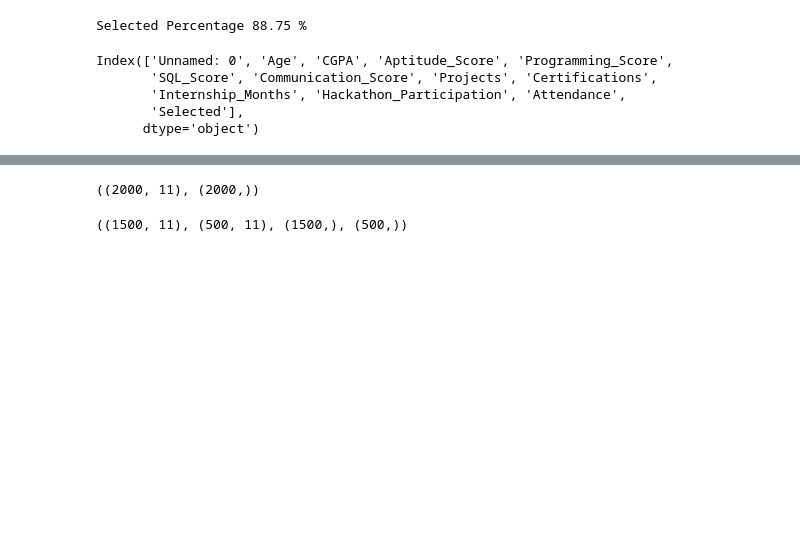
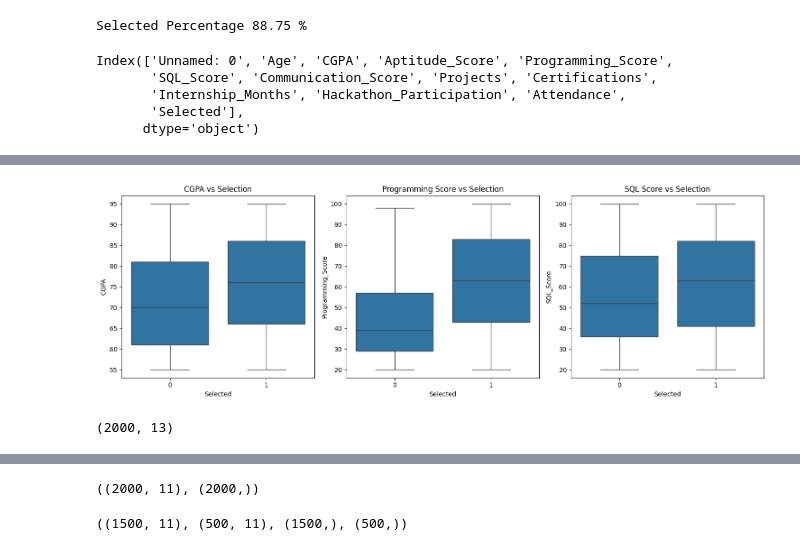
Before and after one commit to yashagarwal-06/AI-Fresher-Hiring-Selection-Prediction-Model, a Jupyter notebook: AI_Fresher_Hiring_Selection_Prediction_Model.ipynb, the cells around one changed output, grey strips where cells are left out. Drawn from its saved outputs; the diff is of its cells as text; code cells hidden in the pictures; blank space fills up the shorter version.

```diff
--- a/AI_Fresher_Hiring_Selection_Prediction_Model.ipynb
+++ b/AI_Fresher_Hiring_Selection_Prediction_Model.ipynb
@@ -117,0 +146,27 @@ Index(['Unnamed: 0', 'Age', 'CGPA', 'Aptitude_Score', 'Programming_Score',
+# %%
+#Boxplots for selected vs non-selected candidates.
+import matplotlib.pyplot as plt
+import seaborn as sns
+
+fig, ax = plt.subplots(1, 3, figsize=(15, 5))
+
+# CGPA
+sns.boxplot(x = 'Selected', y = 'CGPA', data = df, ax = ax[0])
+ax[0].set_title('CGPA vs Selection')
+
+# Programming Score
+sns.boxplot(x = 'Selected', y = 'Programming_Score', data = df, ax = ax[1])
+ax[1].set_title('Programming Score vs Selection')
+
+# SQL Score
+sns.boxplot(x = 'Selected', y = 'SQL_Score', data = df, ax = ax[2])
+ax[2].set_title('SQL Score vs Selection')
+
+plt.tight_layout()
+plt.show()
+# %% [output]
+[figure, added]
+# %%
+df.shape
+# %% [output]
+(2000, 13)
```
Also changed, not shown: parts of 19 cells of this notebook.
